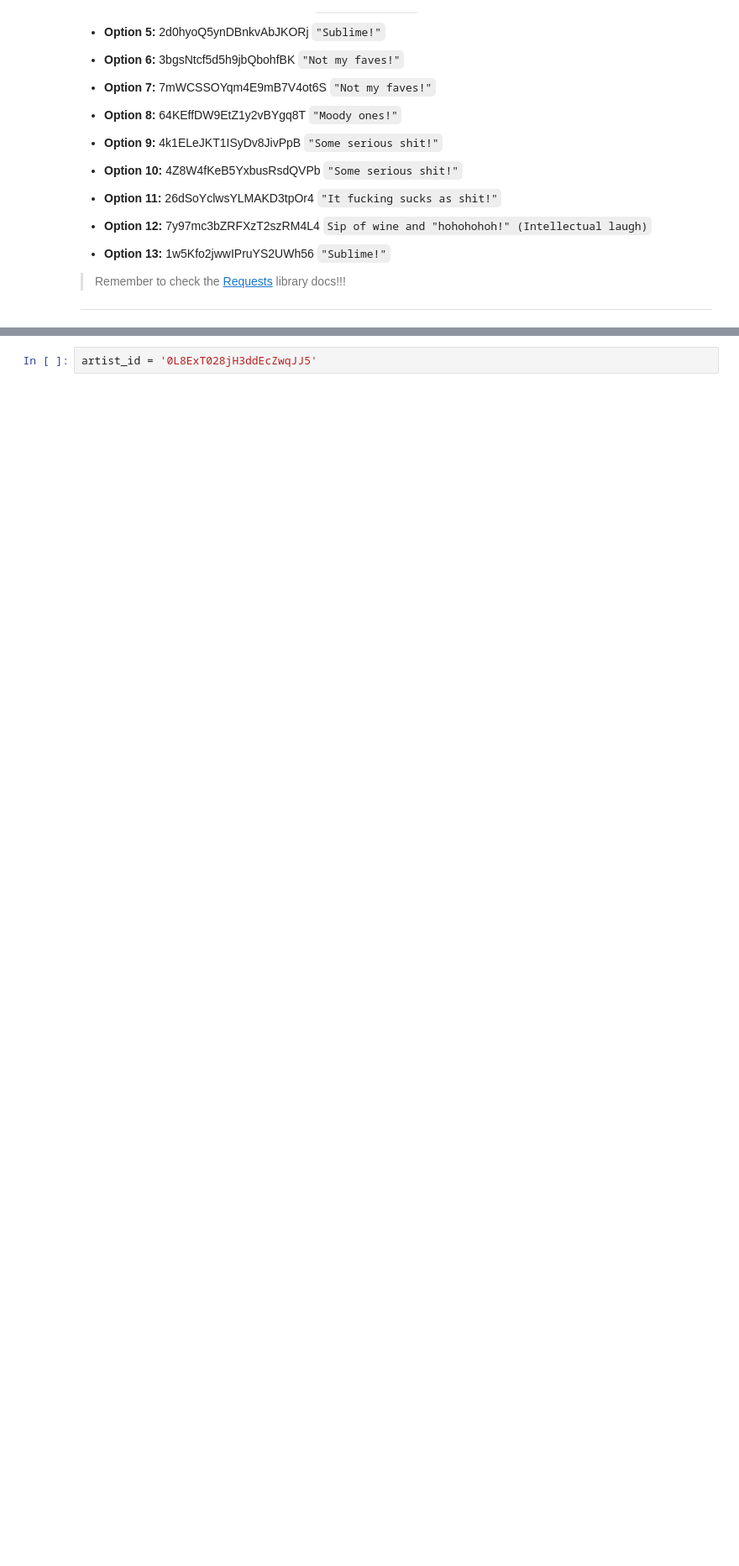
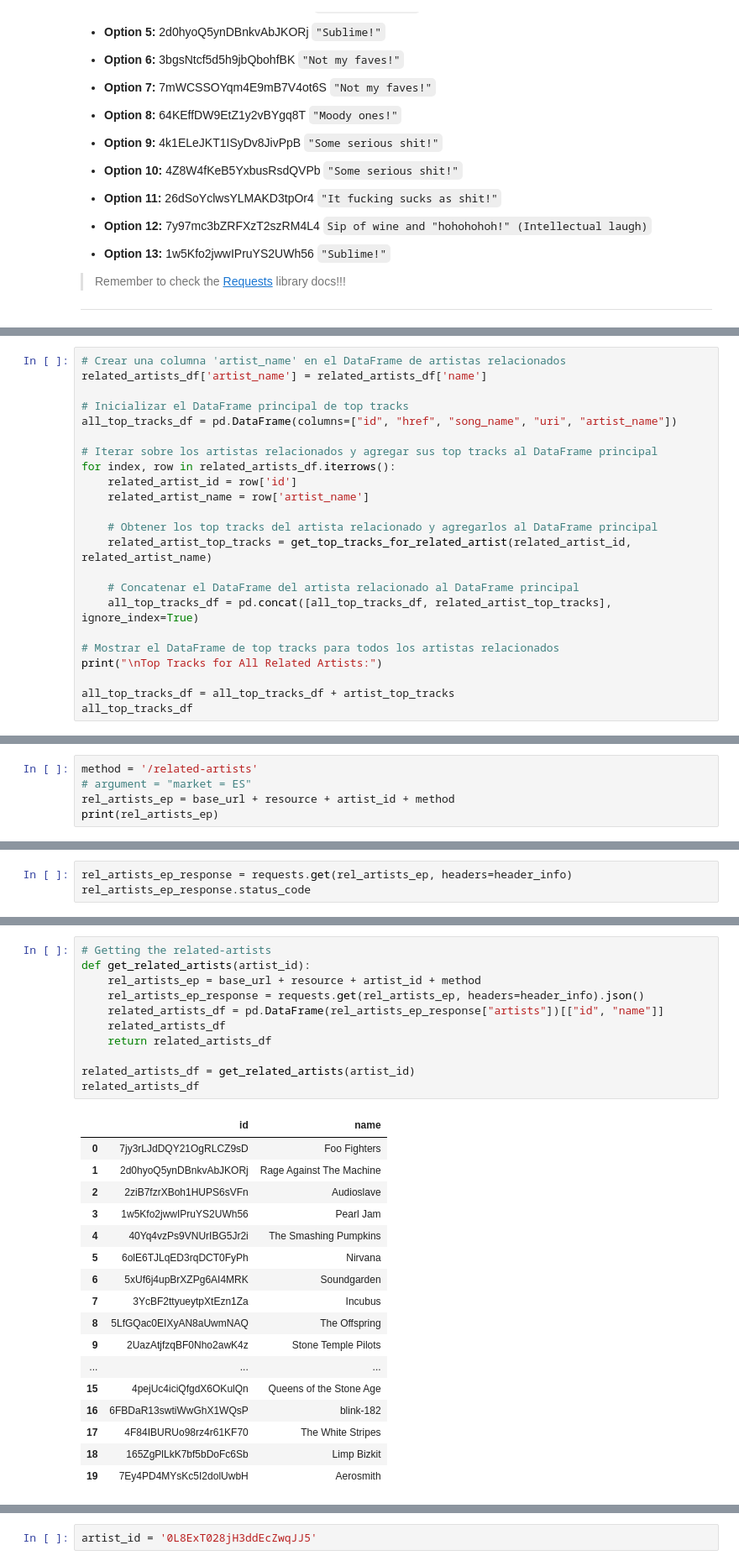
Before and after one commit to potacho/spotichallenge, a Jupyter notebook: notebooks/spotify_rest_api_challenge.ipynb, the cells around one changed output, grey strips where cells are left out. Shown at 84% size. Saved outputs shown, nothing was run; the diff lists cells and outputs as text; blank space fills up the shorter version.

```diff
--- a/notebooks/spotify_rest_api_challenge.ipynb
+++ b/notebooks/spotify_rest_api_challenge.ipynb
@@ -90,0 +254,23 @@ __Here you have the different artists to start with:__
+# %%
+# Crear una columna 'artist_name' en el DataFrame de artistas relacionados
+related_artists_df['artist_name'] = related_artists_df['name']
+
+# Inicializar el DataFrame principal de top tracks
+all_top_tracks_df = pd.DataFrame(columns=["id", "href", "song_name", "uri", "artist_name"])
+
+# Iterar sobre los artistas relacionados y agregar sus top tracks al DataFrame principal
+for index, row in related_artists_df.iterrows():
+    related_artist_id = row['id']
+    related_artist_name = row['artist_name']
+
+    # Obtener los top tracks del artista relacionado y agregarlos al DataFrame principal
+    related_artist_top_tracks = get_top_tracks_for_related_artist(related_artist_id, related_artist_name)
+
+    # Concatenar el DataFrame del artista relacionado al DataFrame principal
+    all_top_tracks_df = pd.concat([all_top_tracks_df, related_artist_top_tracks], ignore_index=True)
+
+# Mostrar el DataFrame de top tracks para todos los artistas relacionados
+print("\nTop Tracks for All Related Artists:")
+
+all_top_tracks_df = all_top_tracks_df + artist_top_tracks
+all_top_tracks_df
@@ -90,0 +281,5 @@ __Here you have the different artists to start with:__
+# %%
+method = '/related-artists'
+# argument = "market = ES"
+rel_artists_ep = base_url + resource + artist_id + method
+print(rel_artists_ep)
@@ -90,0 +288,3 @@ __Here you have the different artists to start with:__
+# %%
+rel_artists_ep_response = requests.get(rel_artists_ep, headers=header_info)
+rel_artists_ep_response.status_code
@@ -90,0 +337,29 @@ __Here you have the different artists to start with:__
+# %%
+# Getting the related-artists
+def get_related_artists(artist_id):
+    rel_artists_ep = base_url + resource + artist_id + method
+    rel_artists_ep_response = requests.get(rel_artists_ep, headers=header_info).json()
+    related_artists_df = pd.DataFrame(rel_artists_ep_response["artists"])[["id", "name"]]
+    related_artists_df
+    return related_artists_df
+
+related_artists_df = get_related_artists(artist_id)
+related_artists_df
+# %% [output]
+|  | id | name |
+| 0 | 7jy3rLJdDQY21OgRLCZ9sD | Foo Fighters |
+| 1 | 2d0hyoQ5ynDBnkvAbJKORj | Rage Against The Machine |
+| 2 | 2ziB7fzrXBoh1HUPS6sVFn | Audioslave |
+| 3 | 1w5Kfo2jwwIPruYS2UWh56 | Pearl Jam |
+| 4 | 40Yq4vzPs9VNUrIBG5Jr2i | The Smashing Pumpkins |
+| 5 | 6olE6TJLqED3rqDCT0FyPh | Nirvana |
+| 6 | 5xUf6j4upBrXZPg6AI4MRK | Soundgarden |
+| 7 | 3YcBF2ttyueytpXtEzn1Za | Incubus |
+| 8 | 5LfGQac0EIXyAN8aUwmNAQ | The Offspring |
+| 9 | 2UazAtjfzqBF0Nho2awK4z | Stone Temple Pilots |
+| ... | ... | ... |
+| 15 | 4pejUc4iciQfgdX6OKulQn | Queens of the Stone Age |
+| 16 | 6FBDaR13swtiWwGhX1WQsP | blink-182 |
+| 17 | 4F84IBURUo98rz4r61KF70 | The White Stripes |
+| 18 | 165ZgPlLkK7bf5bDoFc6Sb | Limp Bizkit |
+| 19 | 7Ey4PD4MYsKc5I2dolUwbH | Aerosmith |
```
Also changed, not shown: parts of 64 cells of this notebook.
